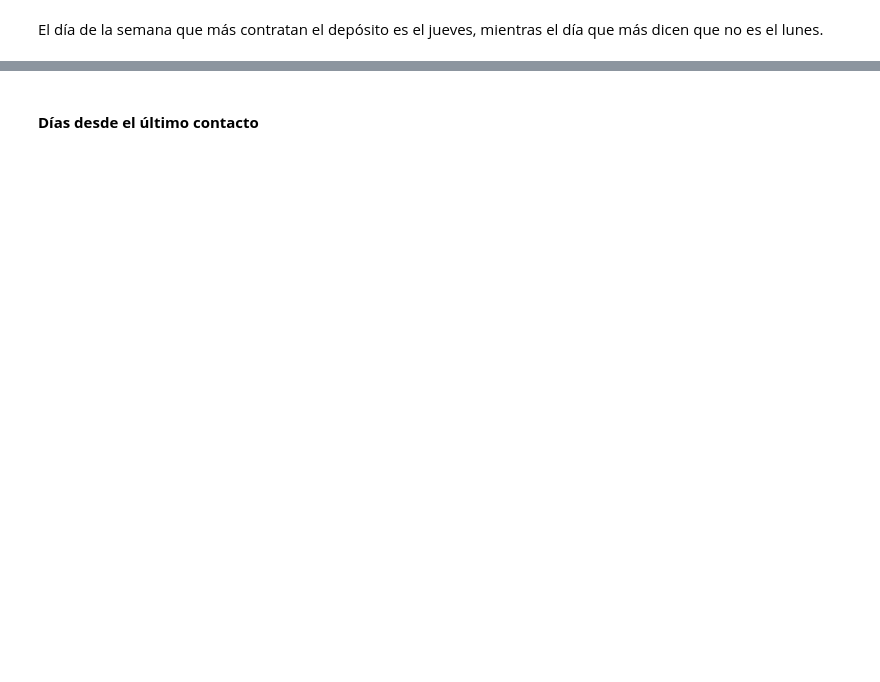
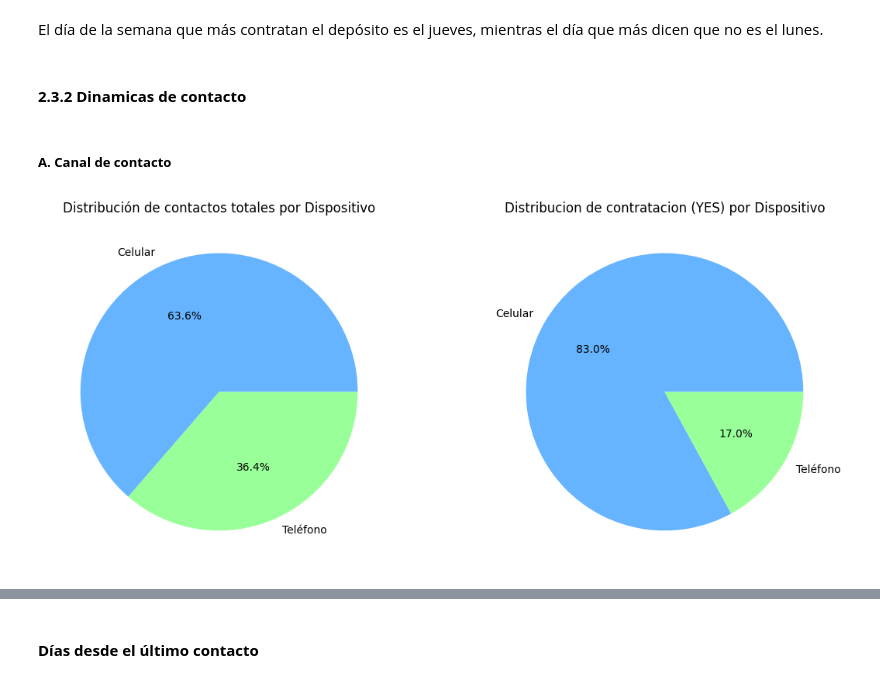
Before and after one commit to arnausans23/data-analytics-tfm, a Jupyter notebook: 1_analisis_datos_v2.ipynb, the cells around one changed output, grey strips where cells are left out. Drawn from its saved outputs; the diff is of its cells as text; code cells hidden in the pictures; blank space fills up the shorter version.

```diff
--- a/1_analisis_datos_v2.ipynb
+++ b/1_analisis_datos_v2.ipynb
@@ -1010,2 +1170,23 @@ plt.show()
 # %% [markdown]
 El día de la semana que más contratan el depósito es el jueves, mientras el día que más dicen que no es el lunes.
+# %% [markdown]
+#### **2.3.2 Dinamicas de contacto**
+# %% [markdown]
+##### **A. Canal de contacto**
+# %%
+fig, axes = plt.subplots(1, 2, figsize=(12, 5))
+
+device_counts = df_clean['device'].value_counts().rename({'cellular': 'Celular', 'telephone': 'Teléfono'})
+
+axes[0].pie(device_counts, labels=device_counts.index, autopct='%1.1f%%', colors=['#66b3ff','#99ff99'])
+axes[0].set_title('Distribución de contactos totales por Dispositivo')
+
+yes_device_data = df_clean[df_clean['Contratación'] == 'yes']['device'].value_counts().rename({'cellular': 'Celular', 'telephone': 'Teléfono'})
+
+axes[1].pie(yes_device_data, labels=yes_device_data.index, autopct='%1.1f%%', colors=['#66b3ff','#99ff99'])
+axes[1].set_title('Distribucion de contratacion (YES) por Dispositivo')
+
+plt.tight_layout()
+plt.show()
+# %% [output]
+[figure, added]
```
Also changed, not shown: parts of 44 cells of this notebook.
